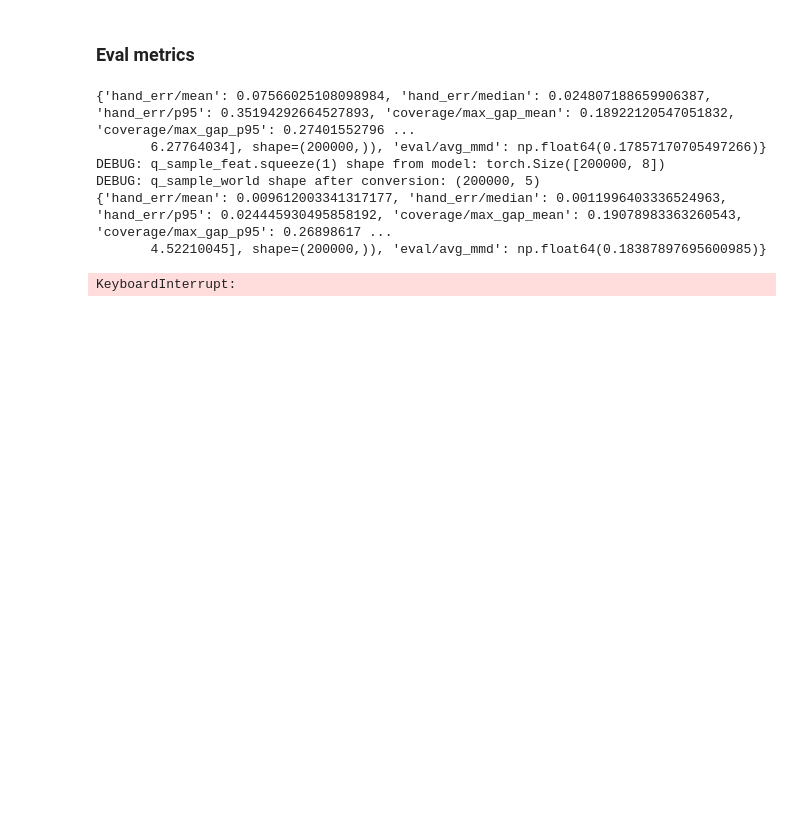
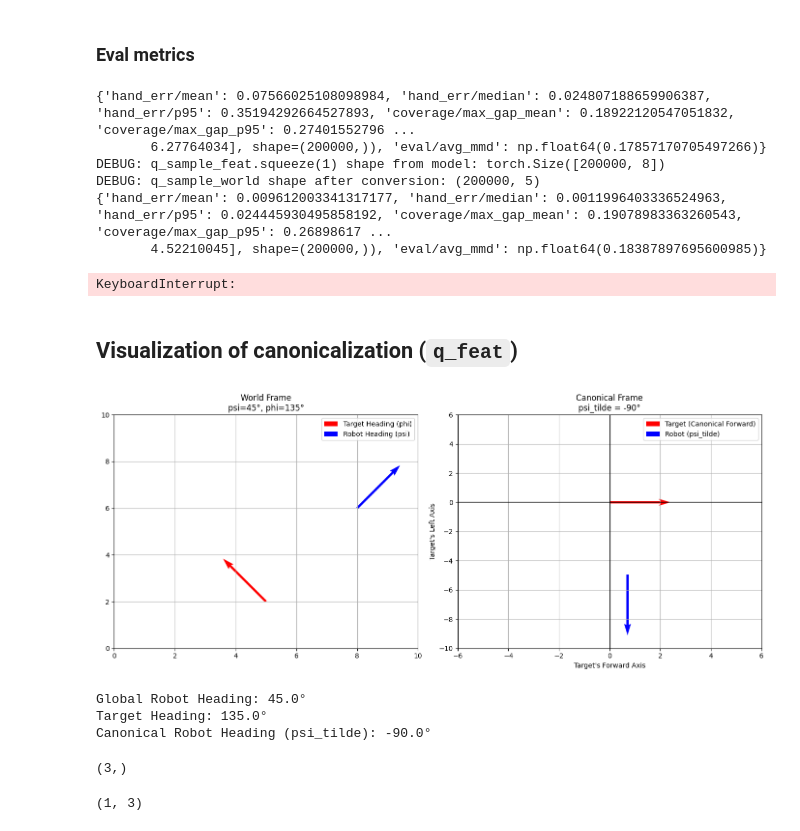
Before and after one commit to kyishanzh/reachability_tests, a Jupyter notebook: rotarylinkenv_test.ipynb, the cells around one changed output. Drawn from its saved outputs; the diff is of its cells as text; code cells hidden in the pictures; blank space fills up the shorter version.

```diff
--- a/rotarylinkenv_test.ipynb
+++ b/rotarylinkenv_test.ipynb
@@ -290,3 +290,72 @@ DEBUG: q_sample_world shape after conversion: (200000, 5)
 {'hand_err/mean': 0.009612003341317177, 'hand_err/median': 0.0011996403336524963, 'hand_err/p95': 0.024445930495858192, 'coverage/max_gap_mean': 0.19078983363260543, 'coverage/max_gap_p95': 0.26898617 ...
        4.52210045], shape=(200000,)), 'eval/avg_mmd': np.float64(0.18387897695600985)}
 KeyboardInterrupt:
+# %% [markdown]
+## Visualization of canonicalization (`q_feat`)
+# %%
+import numpy as np
+import matplotlib.pyplot as plt
+
+def get_rotation_matrix(phi):
+    return np.array([[np.cos(phi), -np.sin(phi)], [np.sin(phi), np.cos(phi)]])
+
+def transform_to_canonical(q_pos, q_phi, h_pos, h_phi):
+    # 1. Position Translation
+    delta_world = q_pos - h_pos
+
+    # 2. Position Rotation (R(-phi))
+    R_inv = get_rotation_matrix(h_phi).T
+    delta_can = R_inv @ delta_world
+
+    # 3. Heading Canonicalization
+    # psi_tilde = psi - phi
+    psi_can = q_phi - h_phi
+
+    return delta_world, delta_can, psi_can
+
+# --- Parameters ---
+q_pos = np.array([8.0, 6.0])
+q_phi = np.deg2rad(45)   # Robot facing North-East
+h_pos = np.array([5.0, 2.0])
+h_phi = np.deg2rad(135)  # Target facing North-West
+
+# Calculate
+d_world, d_can, psi_can = transform_to_canonical(q_pos, q_phi, h_pos, h_phi)
+
+# --- Plotting ---
+fig, (ax1, ax2) = plt.subplots(1, 2, figsize=(14, 6))
+
+# Plot 1: World Frame
+ax1.quiver(h_pos[0], h_pos[1], np.cos(h_phi), np.sin(h_phi), color='red', scale=5, label='Target Heading (phi)')
+ax1.quiver(q_pos[0], q_pos[1], np.cos(q_phi), np.sin(q_phi), color='blue', scale=5, label='Robot Heading (psi)')
+ax1.set_title(f"World Frame\npsi={np.rad2deg(q_phi):.0f}°, phi={np.rad2deg(h_phi):.0f}°")
+ax1.set_xlim(0, 10); ax1.set_ylim(0, 10); ax1.grid(True); ax1.legend()
+
+# Plot 2: Canonical Frame
+# Target is now at origin facing (1,0)
+ax2.quiver(0, 0, 1, 0, color='red', scale=5, label='Target (Canonical Forward)')
+# Robot is at d_can, facing psi_can
+ax2.quiver(d_can[0], d_can[1], np.cos(psi_can), np.sin(psi_can), color='blue', scale=5, label='Robot (psi_tilde)')
+ax2.set_title(f"Canonical Frame\npsi_tilde = {np.rad2deg(psi_can):.0f}°")
+ax2.set_xlabel("Target's Forward Axis"); ax2.set_ylabel("Target's Left Axis")
+ax2.set_xlim(-6, 6); ax2.set_ylim(-10, 6); ax2.grid(True); ax2.legend()
+ax2.axhline(0, color='black', lw=1); ax2.axvline(0, color='black', lw=1)
+
+plt.tight_layout()
+plt.show()
+
+print(f"Global Robot Heading: {np.rad2deg(q_phi):.1f}°")
+print(f"Target Heading: {np.rad2deg(h_phi):.1f}°")
+print(f"Canonical Robot Heading (psi_tilde): {np.rad2deg(psi_can):.1f}°")
+# %% [output]
+[figure, added]
+Global Robot Heading: 45.0°
+Target Heading: 135.0°
+Canonical Robot Heading (psi_tilde): -90.0°
+# %%
+x = np.array([0, 1, 2])
+print(x.shape)
+x.reshape(1, -1).shape
+# %% [output]
+(3,)
+(1, 3)
```
Also changed, not shown: parts of 1 cell of this notebook, 25 other files.
